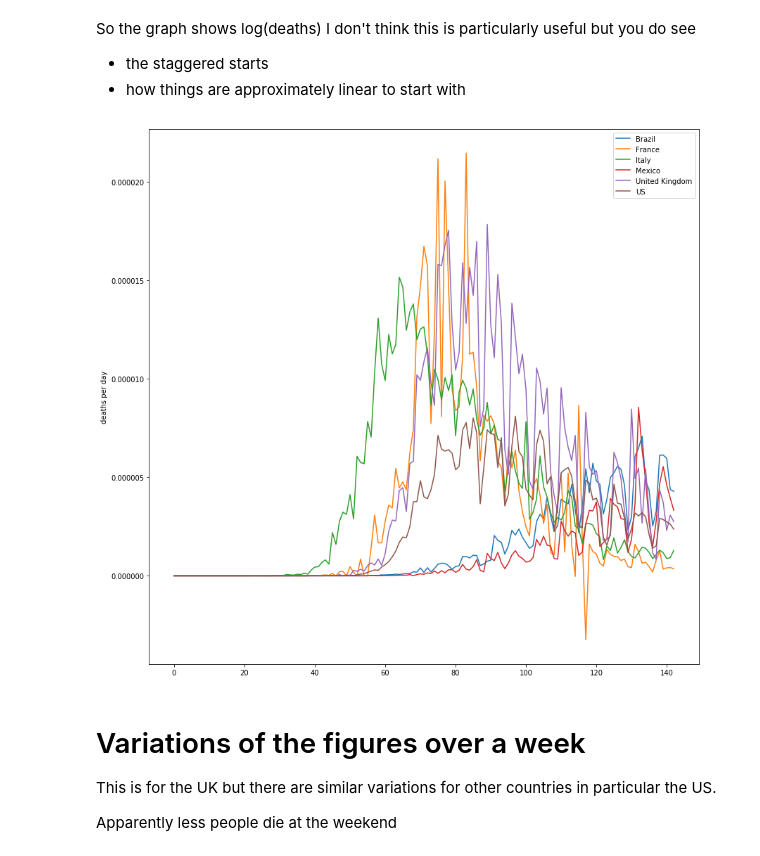
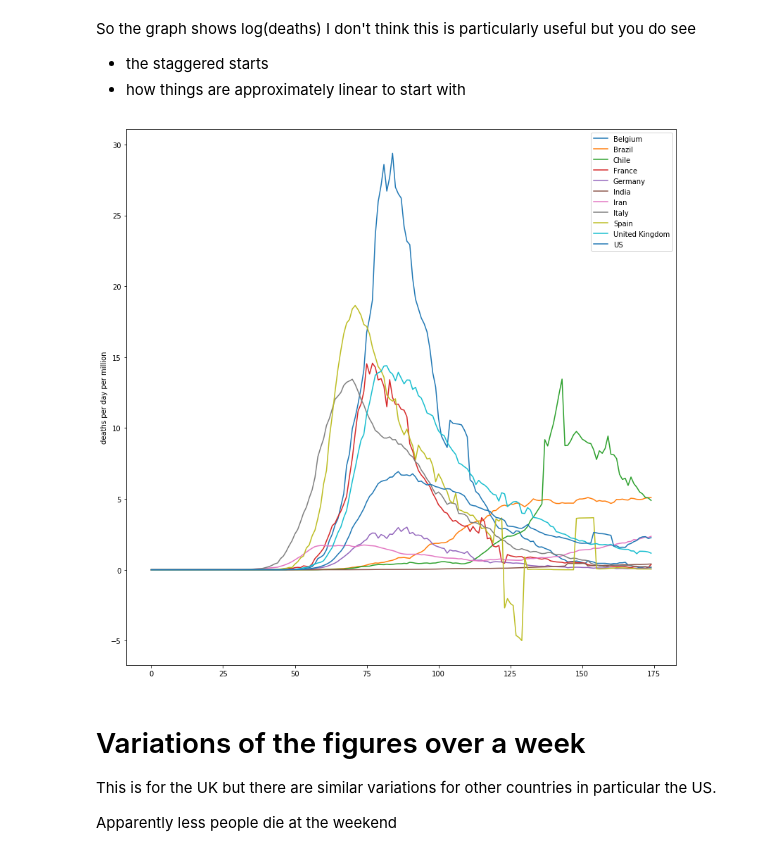
Before and after one commit to macbuse/COVID_stats, a Jupyter notebook: covid_mortality_pop.ipynb, the cells around one changed output. Drawn from its saved outputs; the diff is of its cells as text; code cells hidden in the pictures.

```diff
--- a/covid_mortality_pop.ipynb
+++ b/covid_mortality_pop.ipynb
@@ -207,21 +211,22 @@ but you do see
 # %%
 fig, ax = plt.subplots()
 fig.set_size_inches(14,14)
 
 for row in df.iterrows():
     row = row[1]
     name, population = row[1], row[-1]
-    if row[-2] < 10000: continue
-    if name.lower() in ['spain']: continue
+    if row[-2] < 7000: continue
+    if name.lower() in [ 'peru', 'mexico', 'russia']: continue
     x = row[4:-1].values
+
     #x[1:] - x[:-1]
-    ax.plot(np.diff(x) / population, label=name)
+    ax.plot(10**6* np.convolve(np.diff(x), np.ones(7))[:-7]/7 / population, label=name)
 
 leg = ax.legend()
-plt.ylabel('deaths per day')
+plt.ylabel('deaths per day per million')
 plt.savefig('dd.png')
 # %% [output]
-[figure, old version]
+[figure, new version]
 # %% [markdown]
 # Variations of the figures over a week
 
```
Also changed, not shown: parts of 13 cells of this notebook, 3 other files.
